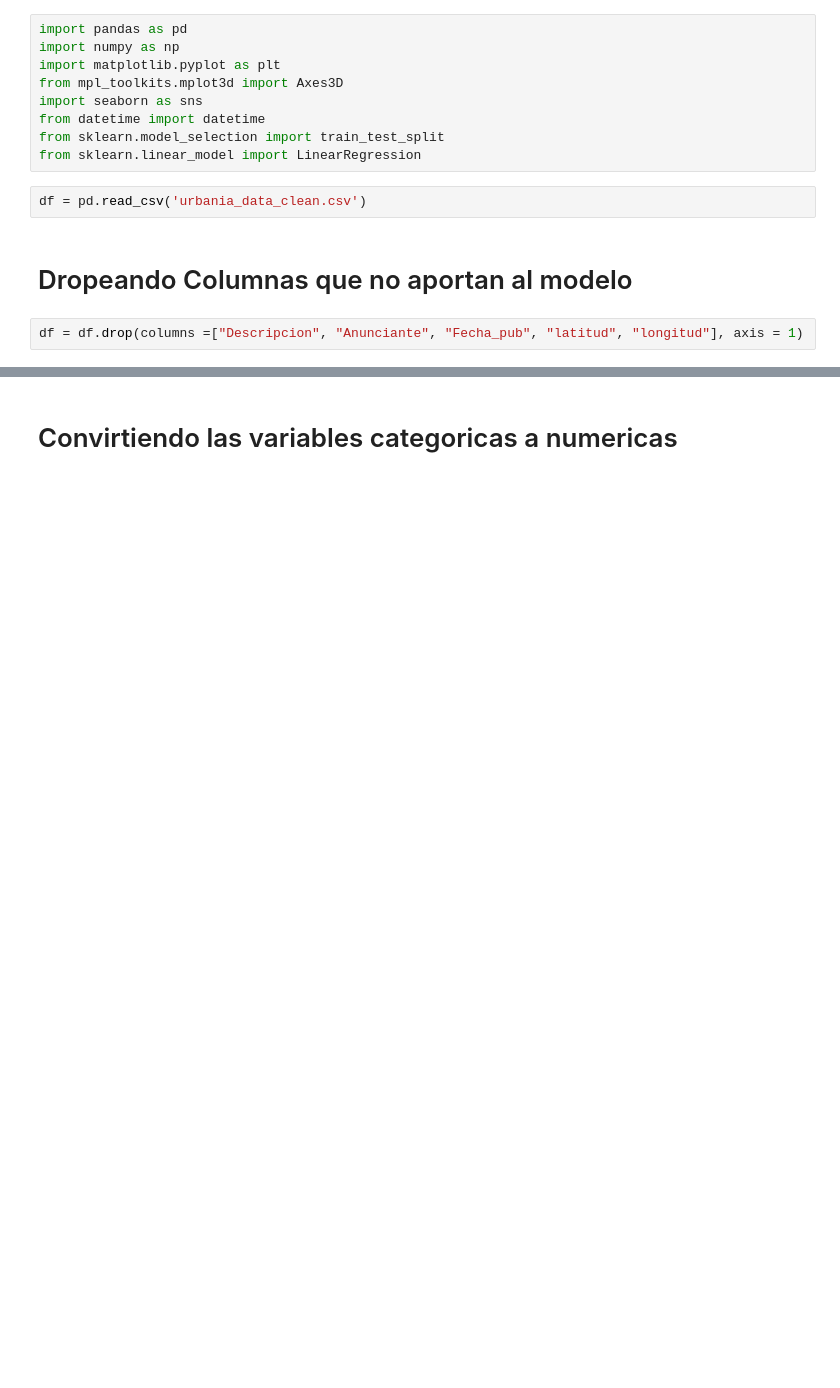
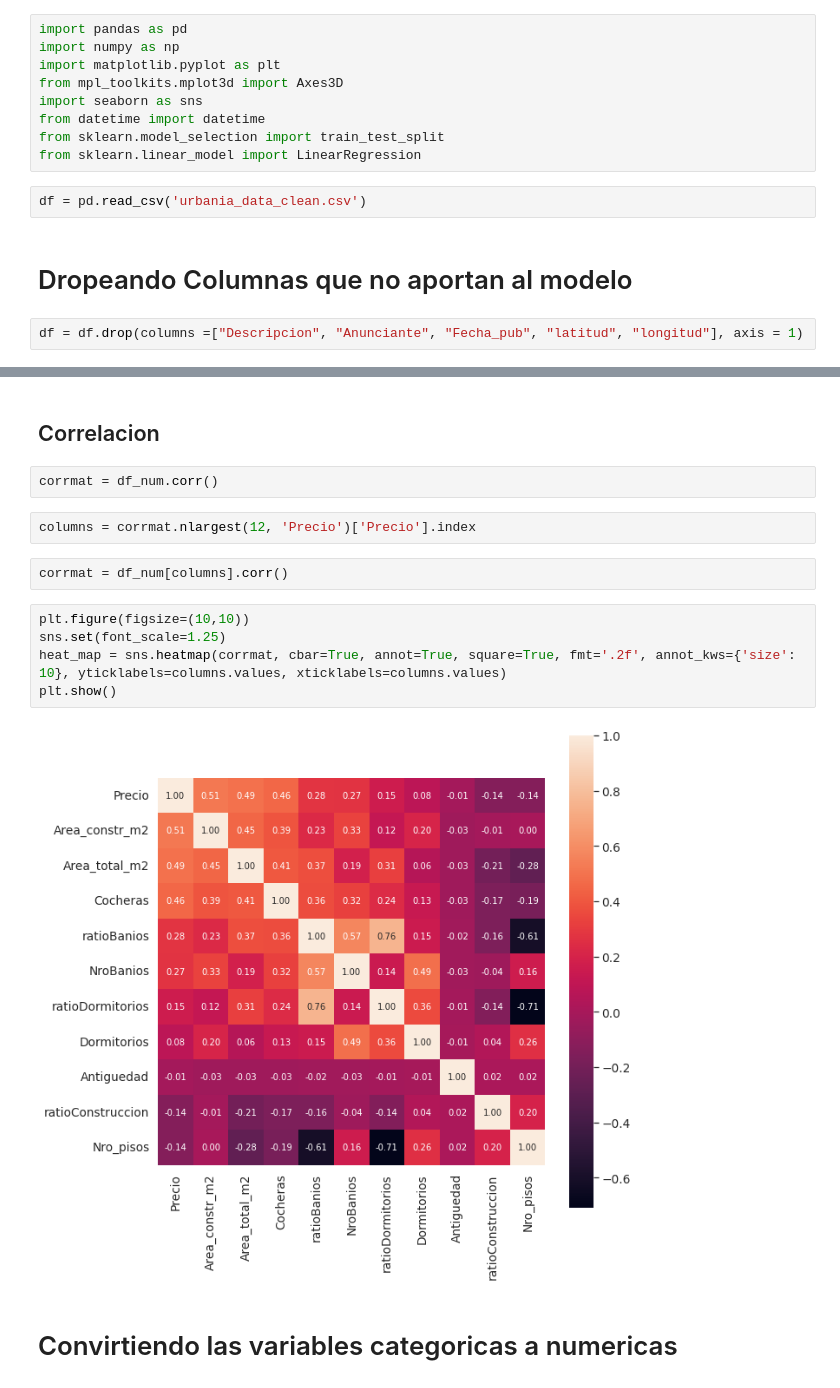
Before and after one commit to leonardtd/AD, a Jupyter notebook: casasurbania/TA_analisis_de_datos_models.ipynb, the cells around one changed output, grey strips where cells are left out. Drawn from its saved outputs; the diff is of its cells as text; blank space fills up the shorter version.

Commit message:
Probando modelos (constr, y top5corr)

```diff
--- a/casasurbania/TA_analisis_de_datos_models.ipynb
+++ b/casasurbania/TA_analisis_de_datos_models.ipynb
@@ -24,3 +24,18 @@ memory usage: 425.4+ MB
+# %% [markdown]
+## Correlacion
+# %%
+corrmat = df_num.corr()
+# %%
+columns = corrmat.nlargest(12, 'Precio')['Precio'].index
+# %%
+corrmat = df_num[columns].corr()
+# %%
+plt.figure(figsize=(10,10))
+sns.set(font_scale=1.25)
+heat_map = sns.heatmap(corrmat, cbar=True, annot=True, square=True, fmt='.2f', annot_kws={'size': 10}, yticklabels=columns.values, xticklabels=columns.values)
+plt.show()
+# %% [output]
+[figure, added]
 # %% [markdown]
 # Convirtiendo las variables categoricas a numericas
 # %%
```
Also changed, not shown: parts of 27 cells of this notebook, 2 other files.
